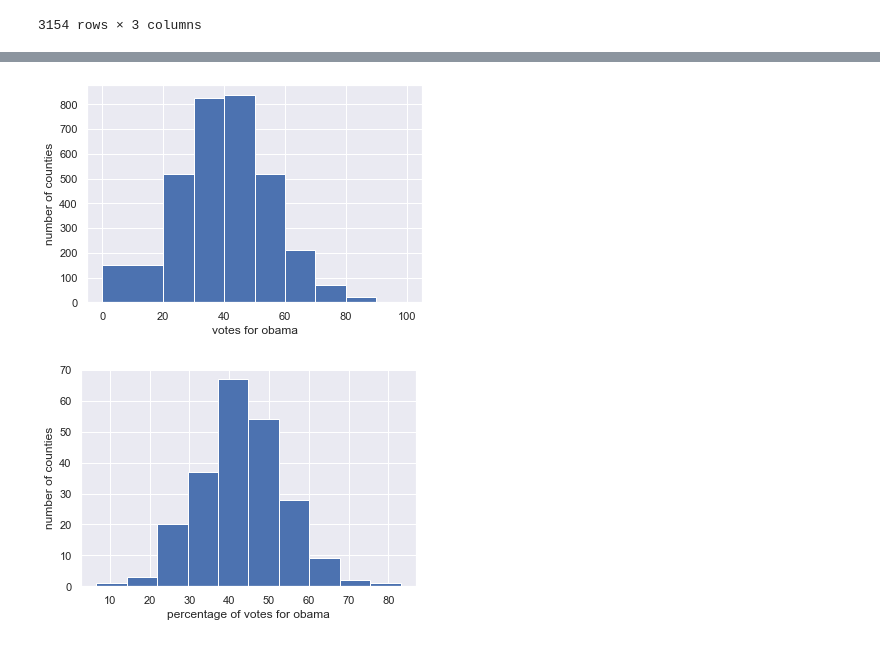
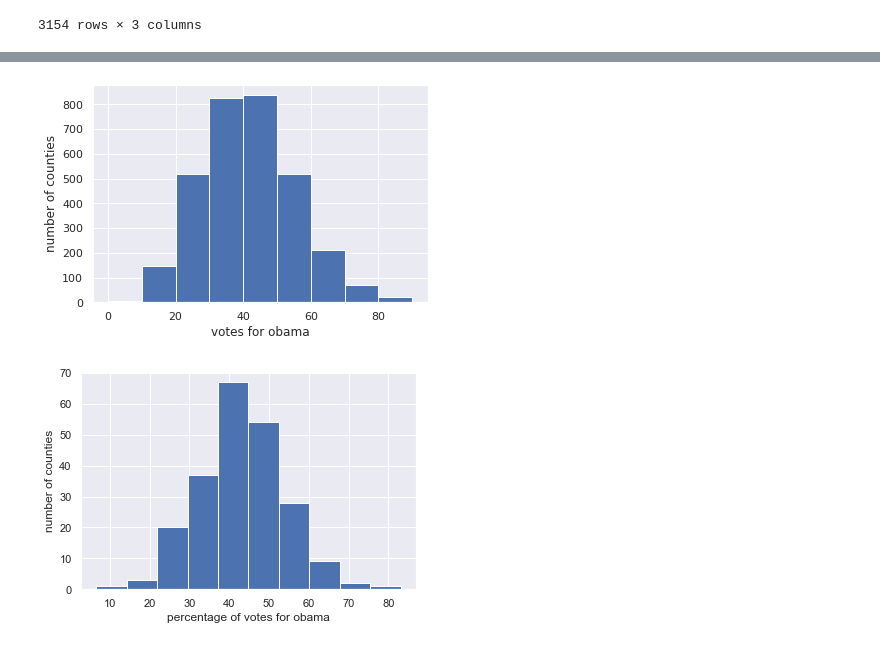
Before and after one commit to mohammad0alfares/EDA, a Jupyter notebook: Labs/swing_states lab_2.ipynb, the cells around one changed output, grey strips where cells are left out. Saved outputs shown, nothing was run; the diff lists cells and outputs as text; code cells hidden in the pictures.

```diff
--- a/Labs/swing_states lab_2.ipynb
+++ b/Labs/swing_states lab_2.ipynb
@@ -83,12 +82,12 @@ plt.show()
 # %%
-bin_edges = [0,20,30,40,50,60,70,80,90,100]
+bin_edges = range(0,100,10) #[0,20,30,40,50,60,70,80,90,100]
 sns.set()
 _=plt.hist(df_swing['pct_dem'],bins=bin_edges)
 _=plt.xlabel('votes for obama')
 _=plt.ylabel('number of counties')
 plt.show()
 # %% [output]
-[figure, old version]
+[figure, new version]
 # %%
 df_OH=df_swing[df_swing.state == 'OH']
 df_PA=df_swing[df_swing.state == 'PA']
```
Also changed, not shown: parts of 2 cells of this notebook.
